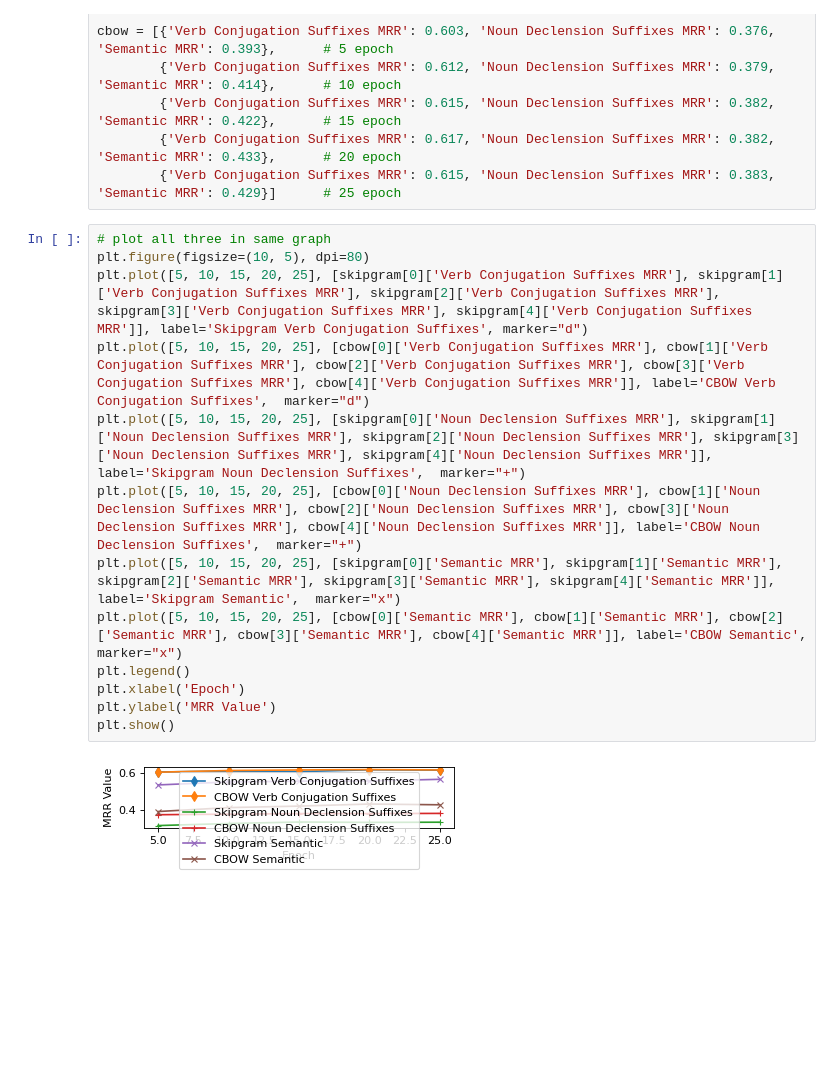
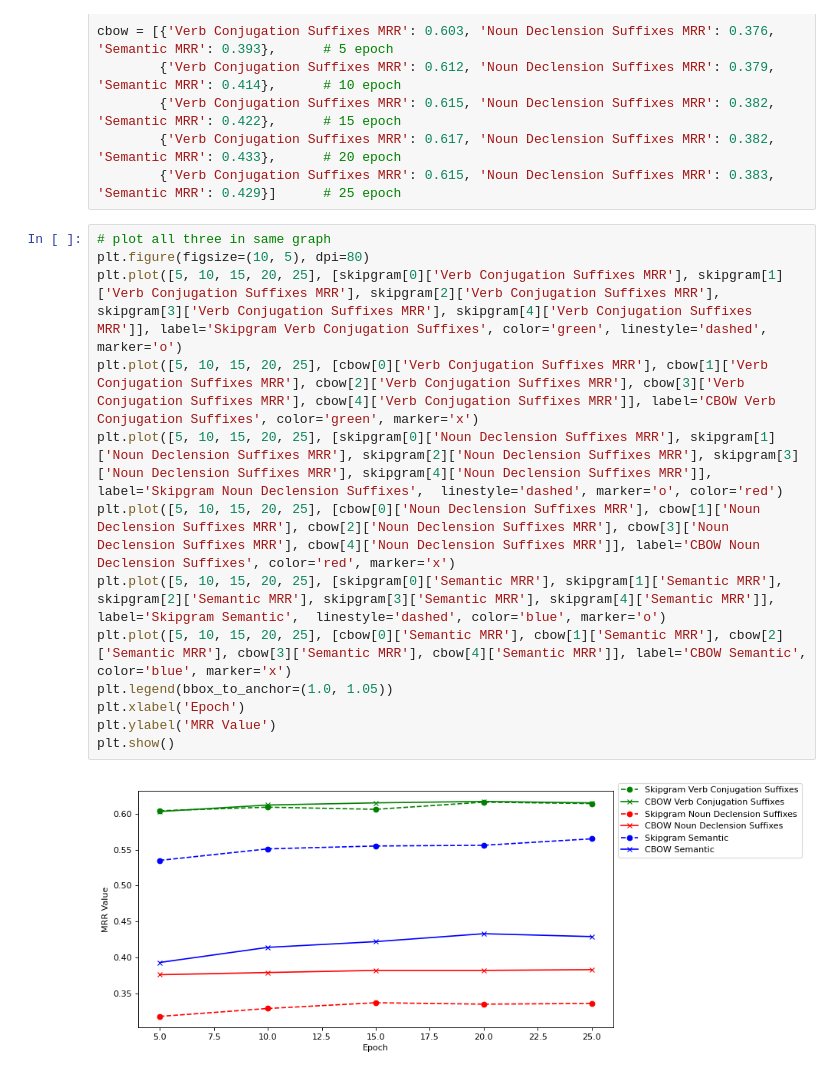
Before and after one commit to Turkish-Word-Embeddings/Word-Embeddings-Repository-for-Turkish, a Jupyter notebook: utils/visualize.ipynb, the cells around one changed output. Saved outputs shown, nothing was run; the diff lists cells and outputs as text; blank space fills up the shorter version.

```diff
--- a/utils/visualize.ipynb
+++ b/utils/visualize.ipynb
@@ -137,15 +137,15 @@ cbow = [{'Verb Conjugation Suffixes MRR': 0.603, 'Noun Declension Suffixes MRR':
 # %%
 # plot all three in same graph
 plt.figure(figsize=(10, 5), dpi=80)
-plt.plot([5, 10, 15, 20, 25], [skipgram[0]['Verb Conjugation Suffixes MRR'], skipgram[1]['Verb Conjugation Suffixes MRR'], skipgram[2]['Verb Conjugation Suffixes MRR'], skipgram[3]['Verb Conjugation Suffixes MRR'], skipgram[4]['Verb Conjugation Suffixes MRR']], label='Skipgram Verb Conjugation Suffixes', marker="d")
-plt.plot([5, 10, 15, 20, 25], [cbow[0]['Verb Conjugation Suffixes MRR'], cbow[1]['Verb Conjugation Suffixes MRR'], cbow[2]['Verb Conjugation Suffixes MRR'], cbow[3]['Verb Conjugation Suffixes MRR'], cbow[4]['Verb Conjugation Suffixes MRR']], label='CBOW Verb Conjugation Suffixes',  marker="d")
-plt.plot([5, 10, 15, 20, 25], [skipgram[0]['Noun Declension Suffixes MRR'], skipgram[1]['Noun Declension Suffixes MRR'], skipgram[2]['Noun Declension Suffixes MRR'], skipgram[3]['Noun Declension Suffixes MRR'], skipgram[4]['Noun Declension Suffixes MRR']], label='Skipgram Noun Declension Suffixes',  marker="+")
-plt.plot([5, 10, 15, 20, 25], [cbow[0]['Noun Declension Suffixes MRR'], cbow[1]['Noun Declension Suffixes MRR'], cbow[2]['Noun Declension Suffixes MRR'], cbow[3]['Noun Declension Suffixes MRR'], cbow[4]['Noun Declension Suffixes MRR']], label='CBOW Noun Declension Suffixes',  marker="+")
-plt.plot([5, 10, 15, 20, 25], [skipgram[0]['Semantic MRR'], skipgram[1]['Semantic MRR'], skipgram[2]['Semantic MRR'], skipgram[3]['Semantic MRR'], skipgram[4]['Semantic MRR']], label='Skipgram Semantic',  marker="x")
-plt.plot([5, 10, 15, 20, 25], [cbow[0]['Semantic MRR'], cbow[1]['Semantic MRR'], cbow[2]['Semantic MRR'], cbow[3]['Semantic MRR'], cbow[4]['Semantic MRR']], label='CBOW Semantic',  marker="x")
-plt.legend()
+plt.plot([5, 10, 15, 20, 25], [skipgram[0]['Verb Conjugation Suffixes MRR'], skipgram[1]['Verb Conjugation Suffixes MRR'], skipgram[2]['Verb Conjugation Suffixes MRR'], skipgram[3]['Verb Conjugation Suffixes MRR'], skipgram[4]['Verb Conjugation Suffixes MRR']], label='Skipgram Verb Conjugation Suffixes', color='green', linestyle='dashed', marker='o')
+plt.plot([5, 10, 15, 20, 25], [cbow[0]['Verb Conjugation Suffixes MRR'], cbow[1]['Verb Conjugation Suffixes MRR'], cbow[2]['Verb Conjugation Suffixes MRR'], cbow[3]['Verb Conjugation Suffixes MRR'], cbow[4]['Verb Conjugation Suffixes MRR']], label='CBOW Verb Conjugation Suffixes', color='green', marker='x')
+plt.plot([5, 10, 15, 20, 25], [skipgram[0]['Noun Declension Suffixes MRR'], skipgram[1]['Noun Declension Suffixes MRR'], skipgram[2]['Noun Declension Suffixes MRR'], skipgram[3]['Noun Declension Suffixes MRR'], skipgram[4]['Noun Declension Suffixes MRR']], label='Skipgram Noun Declension Suffixes',  linestyle='dashed', marker='o', color='red')
+plt.plot([5, 10, 15, 20, 25], [cbow[0]['Noun Declension Suffixes MRR'], cbow[1]['Noun Declension Suffixes MRR'], cbow[2]['Noun Declension Suffixes MRR'], cbow[3]['Noun Declension Suffixes MRR'], cbow[4]['Noun Declension Suffixes MRR']], label='CBOW Noun Declension Suffixes', color='red', marker='x')
+plt.plot([5, 10, 15, 20, 25], [skipgram[0]['Semantic MRR'], skipgram[1]['Semantic MRR'], skipgram[2]['Semantic MRR'], skipgram[3]['Semantic MRR'], skipgram[4]['Semantic MRR']], label='Skipgram Semantic',  linestyle='dashed', color='blue', marker='o')
+plt.plot([5, 10, 15, 20, 25], [cbow[0]['Semantic MRR'], cbow[1]['Semantic MRR'], cbow[2]['Semantic MRR'], cbow[3]['Semantic MRR'], cbow[4]['Semantic MRR']], label='CBOW Semantic', color='blue', marker='x')
+plt.legend(bbox_to_anchor=(1.0, 1.05))
 plt.xlabel('Epoch')
 plt.ylabel('MRR Value')
 plt.show()
 # %% [output]
-[figure, old version]
+[figure, new version]
```
Also changed, not shown: parts of 1 cell of this notebook, 23 other files.
